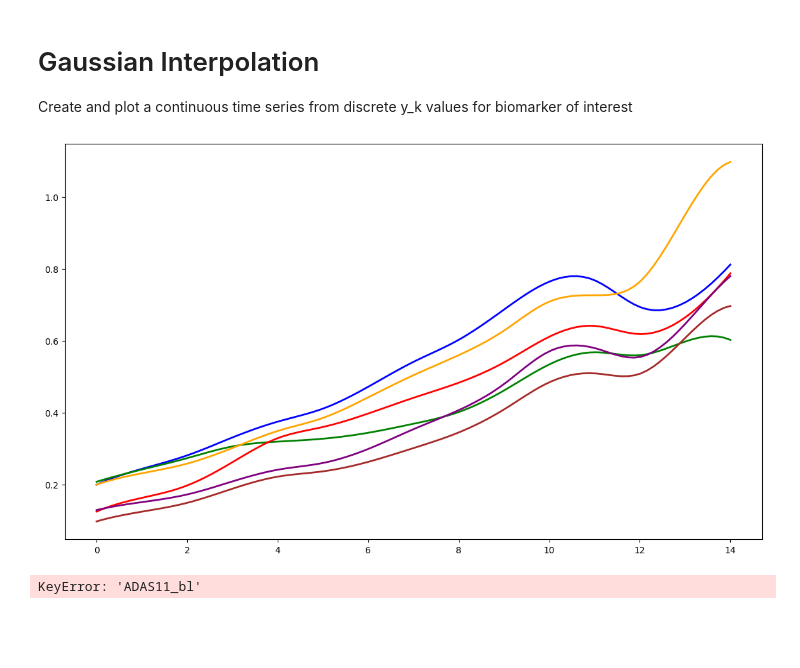
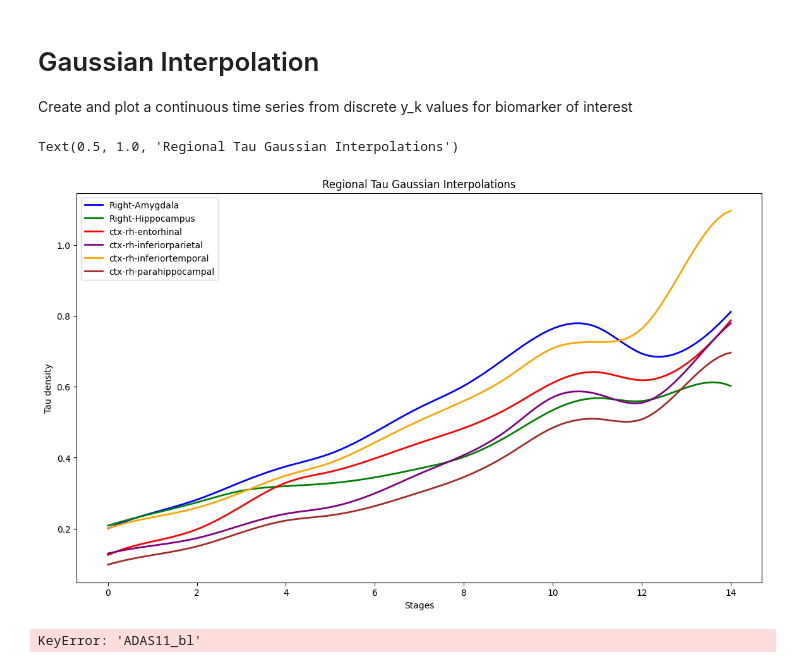
Before and after one commit to Raj-Lab-UCSF/SuStaIn, a Jupyter notebook: notebooks/Processing model output.ipynb, the cells around one changed output. Saved outputs shown, nothing was run; the diff lists cells and outputs as text; code cells hidden in the pictures; blank space fills up the shorter version.

```diff
--- a/notebooks/Processing model output.ipynb
+++ b/notebooks/Processing model output.ipynb
@@ -168,19 +168,16 @@ pk.keys()
 dict_keys(['samples_sequence', 'samples_f', 'samples_likelihood', 'ml_subtype', 'prob_ml_subtype', 'ml_stage', 'prob_ml_stage', 'prob_subtype', 'prob_stage', 'prob_subtype_stage', 'ml_sequence_EM', 'm ...
 # %%
 # Define which ml_stages to exclude from analysis #EDIT HERE
-# stages_to_remove = []
-# diagnoses_to_remove = ''
+stages_to_remove = []
+diagnoses_to_remove = ''
 # %%
 # Load specific zdata you want to analyze (make sure the number of subtypes and input features are correct)
 zdata = pandas.read_csv('../zdata/zdata- version 9 final run.csv')
 
-#Housekeeping
-#zdata = zdata.drop(['Unnamed: 0.1', 'Unnamed: 0'], axis = 1)
-
 # Delete subjects with stages or dignoses to exclude
-# zdata = zdata[~zdata['ml_stage'].isin(stages_to_remove)]
-# zdata = zdata[zdata['Diagnosis'] != diagnoses_to_remove]
-#reduced_RIDs = zdata.RID.tolist()
+zdata = zdata[~zdata['ml_stage'].isin(stages_to_remove)]
+zdata = zdata[zdata['Diagnosis'] != diagnoses_to_remove]
+reduced_RIDs = zdata.RID.tolist()
 zdata
 # %% [output]
 |  | Unnamed: 0 | Unnamed: 0_x | RID | Diagnosis | AGE | ADAS11_bl | Average_hippo | Average_meta_tau | ... |
@@ -505,45 +447,39 @@ for biomarker, color in zip(biomarkers_of_interest, colors):
 
         variance = variance / len(biomarker_data)  # Normalize
         variance = math.sqrt(variance)  # Take the square root
 
         variance_values.append(variance)  # Save variance to list for stage k
 
     x = np.linspace(0, stage_count - 1, stage_count)
     y = biomarker_values
     variance = variance_values
 
     # Perform interpolation
     f = interp1d(x, y, kind='cubic')
 
     # New x values for which we want to interpolate
     xnew = np.linspace(0, stage_count - 1, 100)
 
     # Interpolate y values for the new x values
     ynew = f(xnew)
 
     # Create a shaded area for the error
     #upper = y + np.sqrt(variance)
     #lower = y - np.sqrt(variance)
 
     # Plotting
     #plt.fill_between(x, lower, upper, color=color, alpha=0.2)
     plt.plot(xnew, ynew, '-', color=color, label=biomarker, linewidth=2)
 
 # Add legend, labels, and title
-#plt.legend()
-#plt.xlabel('Stages')
-#plt.ylabel('Tau density')
-#plt.title('Regional Tau Gaussian Interpolations')
+plt.legend()
+plt.xlabel('Stages')
+plt.ylabel('Tau density')
+plt.title('Regional Tau Gaussian Interpolations')
 #plt.ylim(bottom=0, top=5)
-
-# Remove x and y axis labels
-# ax = plt.gca()
-# ax.set_xticklabels([])  # Hide x-axis tick labels but keep the tick marks
-# ax.set_yticklabels([])  # Hide y-axis tick labels but keep the tick marks
-# ax.set_xlabel('')  # Removing x-axis label if there is one
-# ax.set_ylabel('')  # Removing y-axis label if there is one
 # %% [output]
+Text(0.5, 1.0, 'Regional Tau Gaussian Interpolations')
-[figure, old version]
+[figure, new version]
 # %%
 # Alternate probability heatmap for cognitive score order with overlay
 
```
Also changed, not shown: parts of 6 cells of this notebook.
